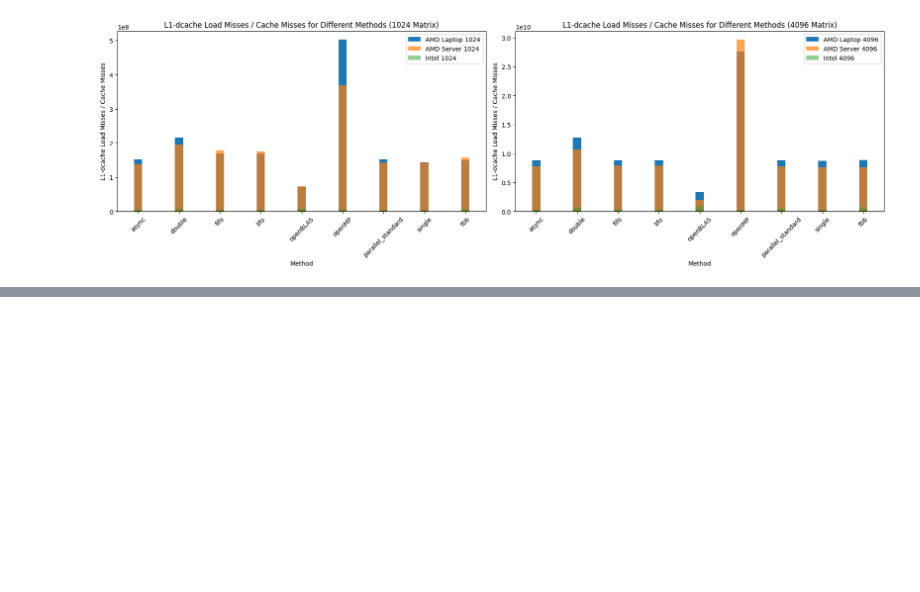
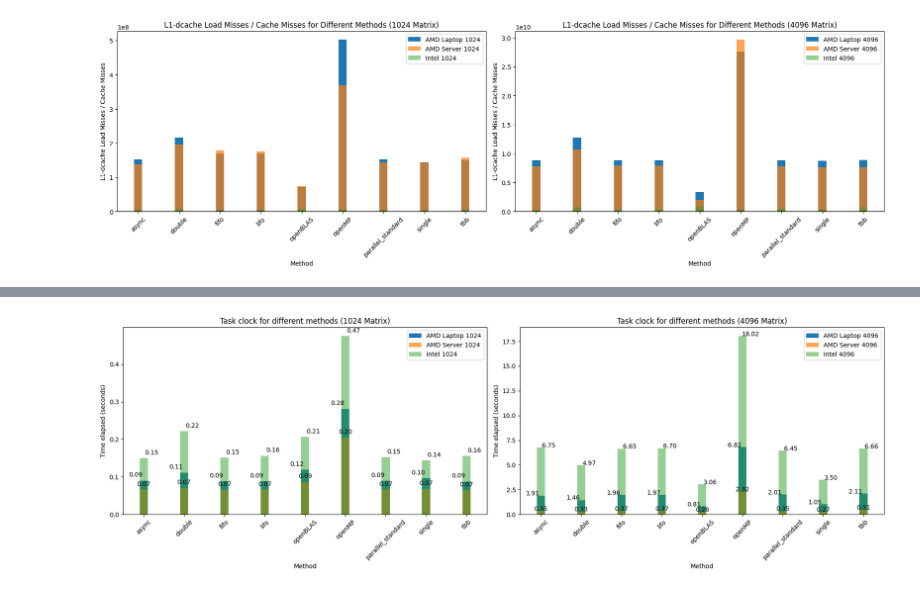
Before and after one commit to TheRealMilesLee/ECS251-GroupProject, a Jupyter notebook: DA/analysis.ipynb, the cells around one changed output, grey strips where cells are left out. Cells and saved outputs as stored; diff of their text form; code cells hidden in the pictures; blank space fills up the shorter version.

```diff
--- a/DA/analysis.ipynb
+++ b/DA/analysis.ipynb
@@ -377,0 +378,80 @@ plt.show()
+# %%
+# Define bar width
+bar_width = 0.2
+
+# Create subplots
+fig, axs = plt.subplots(1, 2, figsize=(18, 6))
+
+# Plot Task Clock per Elapsed Time for AMD 1024 and Intel 1024
+axs[0].bar(amd_laptop_1024['Method'],
+           ((amd_laptop_1024['Task Clock (msec)'] / 1000) /
+            16),
+           width=bar_width,
+           label='AMD Laptop 1024')
+axs[0].bar(amd_server_1024['Method'],
+           ((amd_server_1024['Task Clock (msec)'] / 1000) /
+            48),
+           width=bar_width,
+           label='AMD Server 1024',
+           alpha=0.7)
+axs[0].bar(intel_1024['Method'], ((intel_1024['Task Clock (msec)'] / 1000) /
+                                  8),
+           width=bar_width,
+           label='Intel 1024',
+           alpha=0.5)
+axs[0].set_xlabel('Method')
+axs[0].set_ylabel('Time elapsed (seconds)')
+axs[0].set_title('Task clock for different methods (1024 Matrix)')
+axs[0].tick_params(axis='x', rotation=45)
+axs[0].legend()
+
+# Add labels on top of the bars for 1024 Matrix
+for i, v in enumerate(((amd_laptop_1024['Task Clock (msec)'] / 1000) /
+                       16)):
+    axs[0].text(i - bar_width, v + 0.01, f'{v:.2f}', ha='center')
+for i, v in enumerate(((amd_server_1024['Task Clock (msec)'] / 1000) /
+                       48)):
+    axs[0].text(i, v + 0.01, f'{v:.2f}', ha='center')
+for i, v in enumerate(((intel_1024['Task Clock (msec)'] / 1000) /
+                       8)):
+    axs[0].text(i + bar_width, v + 0.01, f'{v:.2f}', ha='center')
+
+# Plot Task Clock per Elapsed Time for AMD 4096 and Intel 4096
+axs[1].bar(amd_laptop_4096['Method'],
+           ((amd_laptop_4096['Task Clock (msec)'] / 1000) /
+            16),
+           width=bar_width,
+           label='AMD Laptop 4096')
+axs[1].bar(amd_server_4096['Method'],
+           ((amd_server_4096['Task Clock (msec)'] / 1000) /
+            48),
+           width=bar_width,
+           label='AMD Server 4096',
+           alpha=0.7)
+axs[1].bar(intel_4096['Method'], ((intel_4096['Task Clock (msec)'] / 1000) /
+                                  8),
+           width=bar_width,
+           label='Intel 4096',
+           alpha=0.5)
+axs[1].set_xlabel('Method')
+axs[1].set_ylabel('Time elapsed (seconds)')
+axs[1].set_title('Task clock for different methods (4096 Matrix)')
+axs[1].tick_params(axis='x', rotation=45)
+axs[1].legend()
+
+# Add labels on top of the bars for 4096 Matrix
+for i, v in enumerate(((amd_laptop_4096['Task Clock (msec)'] / 1000) /
+                       16)):
+    axs[1].text(i - bar_width, v + 0.01, f'{v:.2f}', ha='center')
+for i, v in enumerate(((amd_server_4096['Task Clock (msec)'] / 1000) /
+                       48)):
+    axs[1].text(i, v + 0.01, f'{v:.2f}', ha='center')
+for i, v in enumerate(((intel_4096['Task Clock (msec)'] / 1000) /
+                       8)):
+    axs[1].text(i + bar_width, v + 0.01, f'{v:.2f}', ha='center')
+
+# Adjust layout
+plt.tight_layout()
+plt.show()
+# %% [output]
+[figure, added]
```
Also changed, not shown: parts of 1 cell of this notebook.
